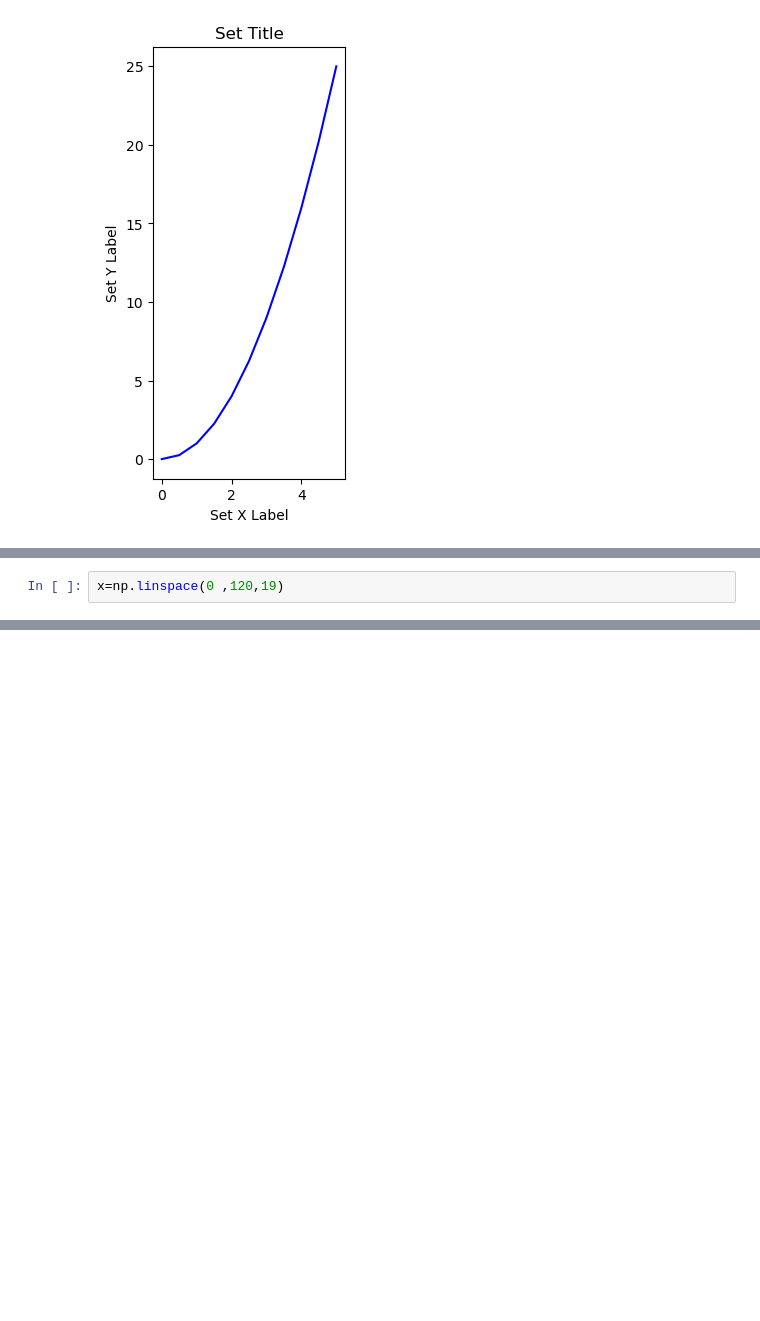
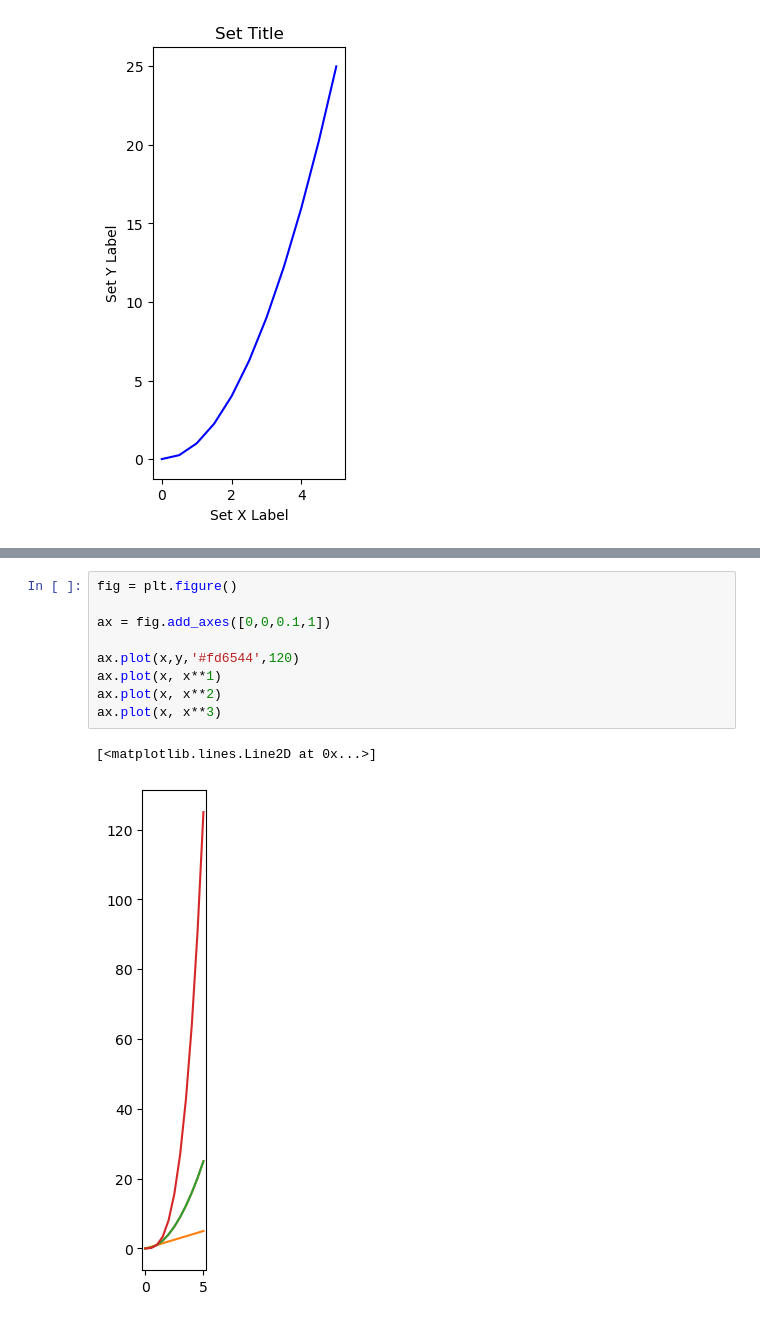
Before and after one commit to choi55j/-2023-09, a Jupyter notebook: choi/수파이썬/10강.ipynb, the cells around one changed output, grey strips where cells are left out. Drawn from its saved outputs; the diff is of its cells as text; blank space fills up the shorter version.

```diff
--- a/choi/수파이썬/10강.ipynb
+++ b/choi/수파이썬/10강.ipynb
@@ -189,2 +102,0 @@ fig
-# %%
-x=np.linspace(0 ,120,19)
@@ -209,0 +189,12 @@ ValueError: x and y must have same first dimension, but have shapes (19,) and (1
+# %%
+fig = plt.figure()
+
+ax = fig.add_axes([0,0,0.1,1])
+
+ax.plot(x,y,'#fd6544',120)
+ax.plot(x, x**1)
+ax.plot(x, x**2)
+ax.plot(x, x**3)
+# %% [output]
+[<matplotlib.lines.Line2D at 0x...>]
+[figure, added]
```
Also changed, not shown: parts of 33 cells of this notebook.
